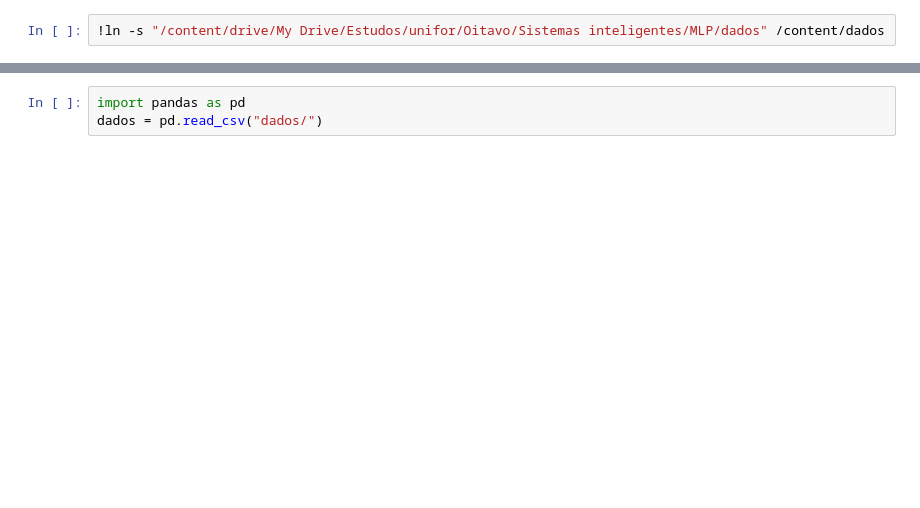
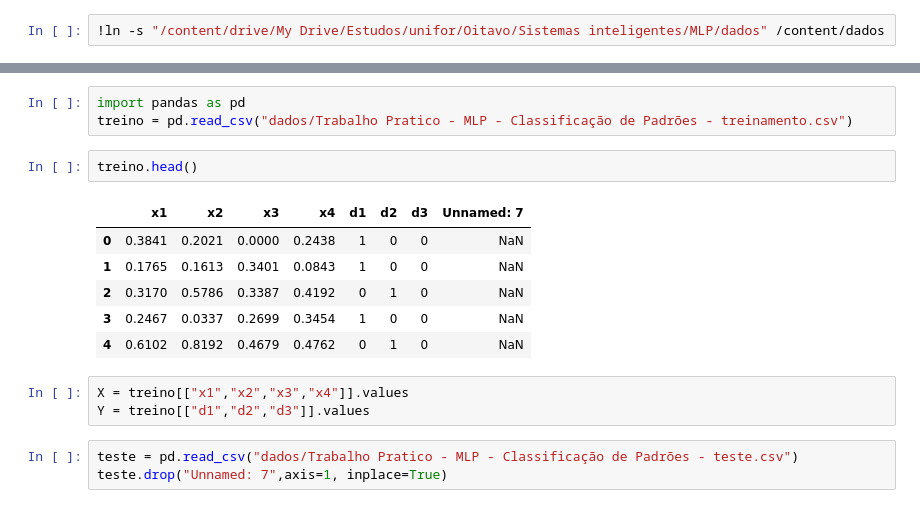
Before and after one commit to pattrickx/Sistemas_inteligentes, a Jupyter notebook: arquivos-notebooks/MLP/MLP.ipynb, the cells around one changed output, grey strips where cells are left out. Saved outputs shown, nothing was run; the diff lists cells and outputs as text; blank space fills up the shorter version.

```diff
--- a/arquivos-notebooks/MLP/MLP.ipynb
+++ b/arquivos-notebooks/MLP/MLP.ipynb
@@ -71,4 +118,19 @@ class MLP:
         return eq/len(self.output_values)
 # %%
 import pandas as pd
-dados = pd.read_csv("dados/")
+treino = pd.read_csv("dados/Trabalho Pratico - MLP - Classificação de Padrões - treinamento.csv")
+# %%
+treino.head()
+# %% [output]
+|  | x1 | x2 | x3 | x4 | d1 | d2 | d3 | Unnamed: 7 |
+| 0 | 0.3841 | 0.2021 | 0.0000 | 0.2438 | 1 | 0 | 0 | NaN |
+| 1 | 0.1765 | 0.1613 | 0.3401 | 0.0843 | 1 | 0 | 0 | NaN |
+| 2 | 0.3170 | 0.5786 | 0.3387 | 0.4192 | 0 | 1 | 0 | NaN |
+| 3 | 0.2467 | 0.0337 | 0.2699 | 0.3454 | 1 | 0 | 0 | NaN |
+| 4 | 0.6102 | 0.8192 | 0.4679 | 0.4762 | 0 | 1 | 0 | NaN |
+# %%
+X = treino[["x1","x2","x3","x4"]].values
+Y = treino[["d1","d2","d3"]].values
+# %%
+teste = pd.read_csv("dados/Trabalho Pratico - MLP - Classificação de Padrões - teste.csv")
+teste.drop("Unnamed: 7",axis=1, inplace=True)
```
Also changed, not shown: parts of 7 cells of this notebook, 7 other files.
